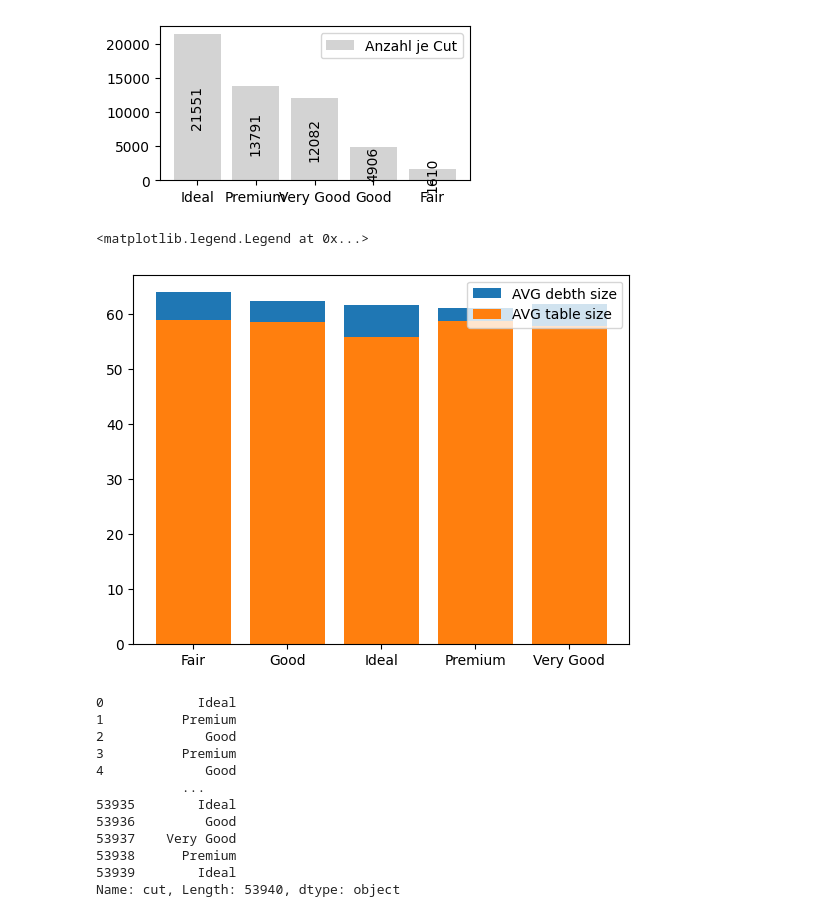
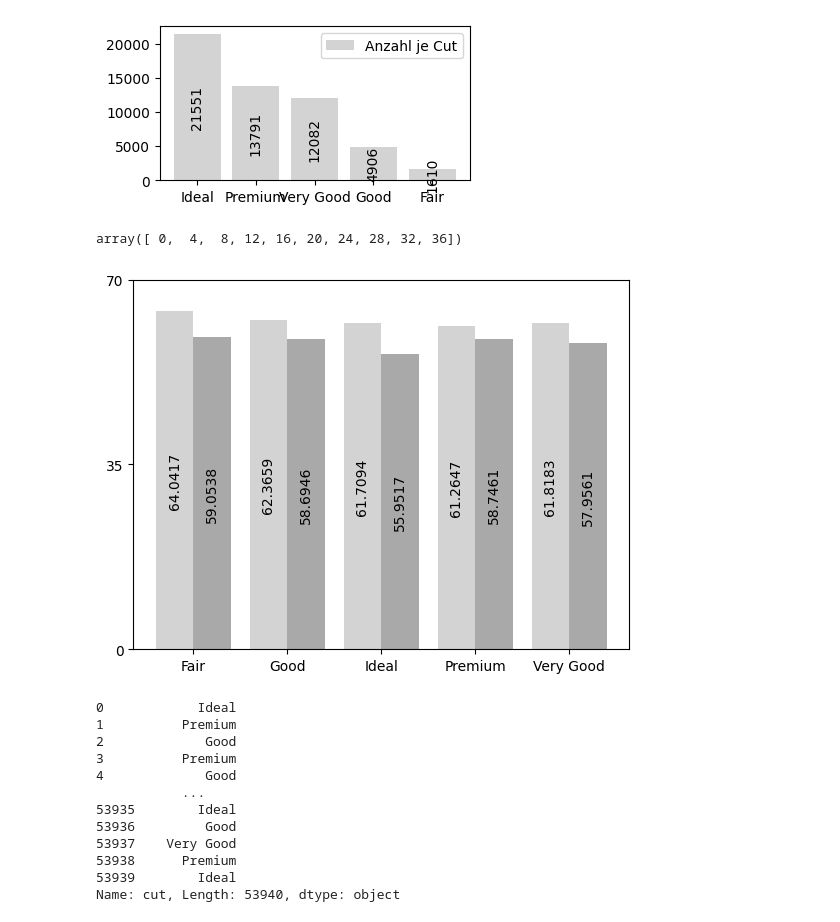
Before and after one commit to mckoh/data_visualization_dsia, a Jupyter notebook: datenvisualisierung_matplotlib.ipynb, the cells around one changed output. Cells and saved outputs as stored; diff of their text form; code cells hidden in the pictures.

```diff
--- a/datenvisualisierung_matplotlib.ipynb
+++ b/datenvisualisierung_matplotlib.ipynb
@@ -177,24 +178,38 @@ plt.legend()
 # %% [output]
 <matplotlib.legend.Legend at 0x...>
 [figure]
+# %%
+arange(0,20,2)*2
+# %% [output]
+array([ 0,  4,  8, 12, 16, 20, 24, 28, 32, 36])
 # %%
-plt.bar(
+width = 0.4
+
+depth_bar = plt.bar(
     height = data[["cut", "depth"]].groupby(["cut"]).mean()["depth"],
-    x = range(0,5,1),
-    label="AVG debth size"
+    x = arange(0,5,1) - width/2,
+    label = "AVG debth size",
+    width = width,
+    color="lightgrey"
 )
 
-plt.bar(
+table_bar = plt.bar(
     height = data[["cut", "table"]].groupby(["cut"]).mean()["table"],
-    x = range(0,5,1),
-    label="AVG table size"
+    x = arange(0,5,1) + width/2,
+    label="AVG table size",
+    width = width,
+    color="darkgrey"
 )
 
+plt.bar_label(depth_bar, rotation=90, label_type="center")
+plt.bar_label(table_bar, rotation=90, label_type="center")
+
 plt.xticks(range(0,5,1), labels=data[["cut", "table"]].groupby(["cut"]).mean().index)
-plt.legend()
+plt.yticks([0,35,70])
+
+plt.show()
 # %% [output]
-<matplotlib.legend.Legend at 0x...>
-[figure, old version]
+[figure, new version]
 # %%
 data["cut"]
 # %% [output]
```
Also changed, not shown: parts of 1 cell of this notebook.
